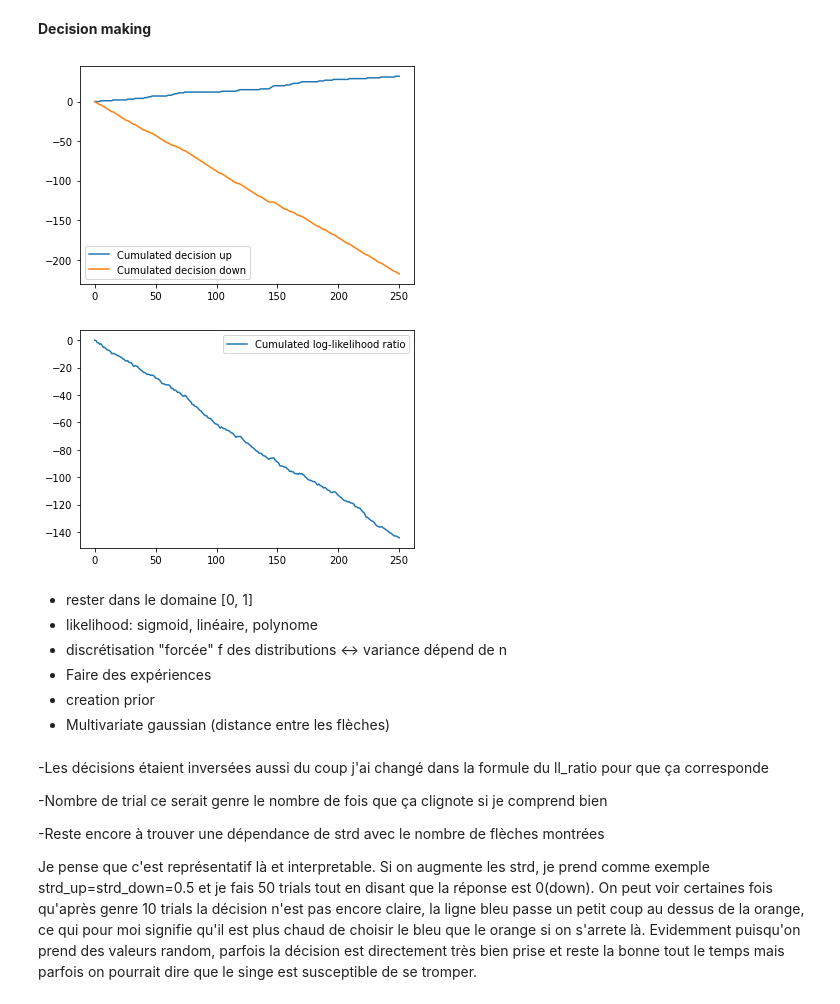
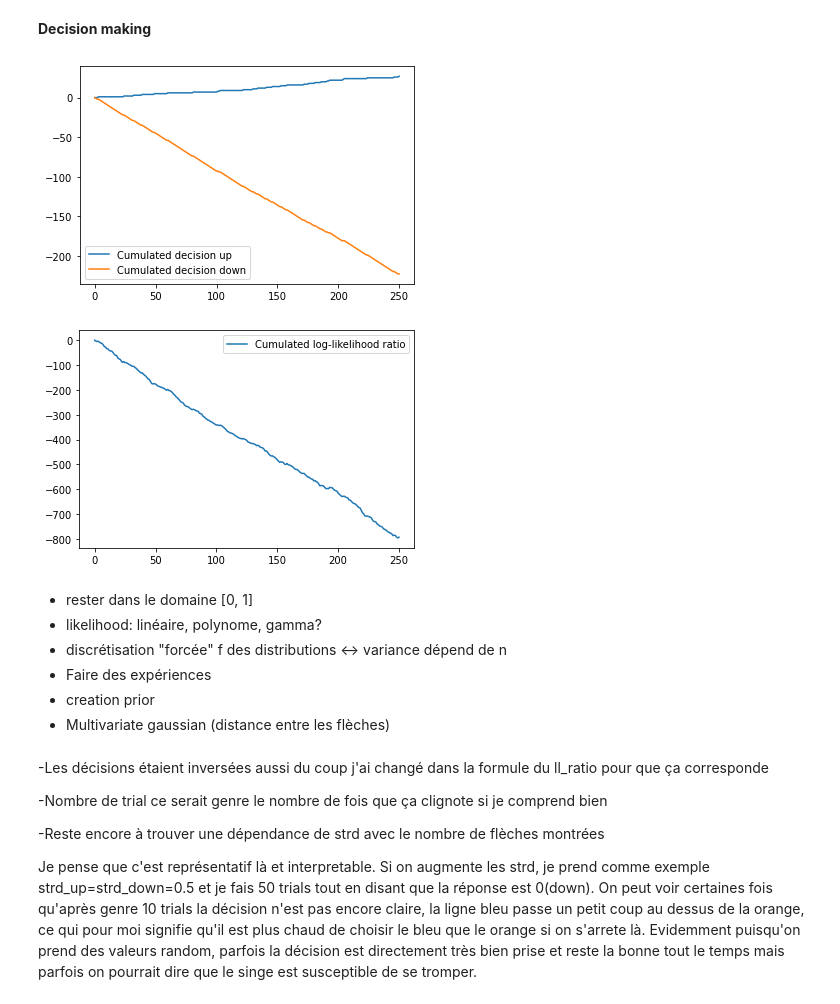
Before and after one commit to Leo166/gbio_project, a Jupyter notebook: Projet_gbio.ipynb, the cells around one changed output. Cells and saved outputs as stored; diff of their text form; code cells hidden in the pictures.

```diff
--- a/Projet_gbio.ipynb
+++ b/Projet_gbio.ipynb
@@ -103,47 +158,49 @@ def sensor_inputs_generator(strd_down, strd_up, real_direction, nbr_trials):
 # Output : ll_ratio
 #          decision 0(down) or 1(up)
 def decision_making(strd_down,strd_up,real_direction):
-  mean_up = 0.55
-  mean_down = 0.45
+  mean_up = 0.75
+  mean_down = 0.25
   x = np.linspace(0,1,100)
 
   sensor_inputs = sensor_inputs_generator(strd_down, strd_up, real_direction, 250)
 
   ll_ratio = normal_ll_ratio(sensor_inputs,mean_down, mean_up, strd_down, strd_up)
+  # ll_ratio = sigmoid_ll_ratio(sensor_inputs, 0.75, 0.25, 0.05)
+
   decision_up = [0]
   decision_down = [0]
   decision = [0]
   for i in ll_ratio:
     decision.append(decision[-1] + i)
     if i > 0:
       decision_up.append(decision_up[-1]+1)
       decision_down.append(decision_down[-1])
     elif i < 0:
       decision_up.append(decision_up[-1])
       decision_down.append(decision_down[-1]+1)
     # else:  Pas sûr qu'il aie besoin de le mettre
     # decision = np.random.randint(2)
 
   return np.array(decision_up), np.array(decision_down), np.array(decision)
 
 strd_down = 0.2
 strd_up = 0.2
 decision_up, decision_down, decision = decision_making(strd_down, strd_up, 0)
 
 plt.plot(range(len(decision_up)), decision_up, color="C0", label='Cumulated decision up')
 plt.plot(range(len(decision_up)), -1*decision_down, color="C1", label='Cumulated decision down')
 plt.legend()
 plt.show()
 
 plt.plot(range(len(decision)), decision, color="C0", label='Cumulated log-likelihood ratio')
 plt.legend()
 plt.show()
 # %% [output]
-[figure, old version]
+[figure, new version]
-[figure, old version]
+[figure, new version]
 # %% [markdown]
 *   rester dans le domaine [0, 1]
-*   likelihood: sigmoid, linéaire, polynome
+*   likelihood: linéaire, polynome, gamma?
 *   discrétisation "forcée" f des distributions <-> variance dépend de n
 *   Faire des expériences
 *   creation prior
```
Also changed, not shown: parts of 8 cells of this notebook.
